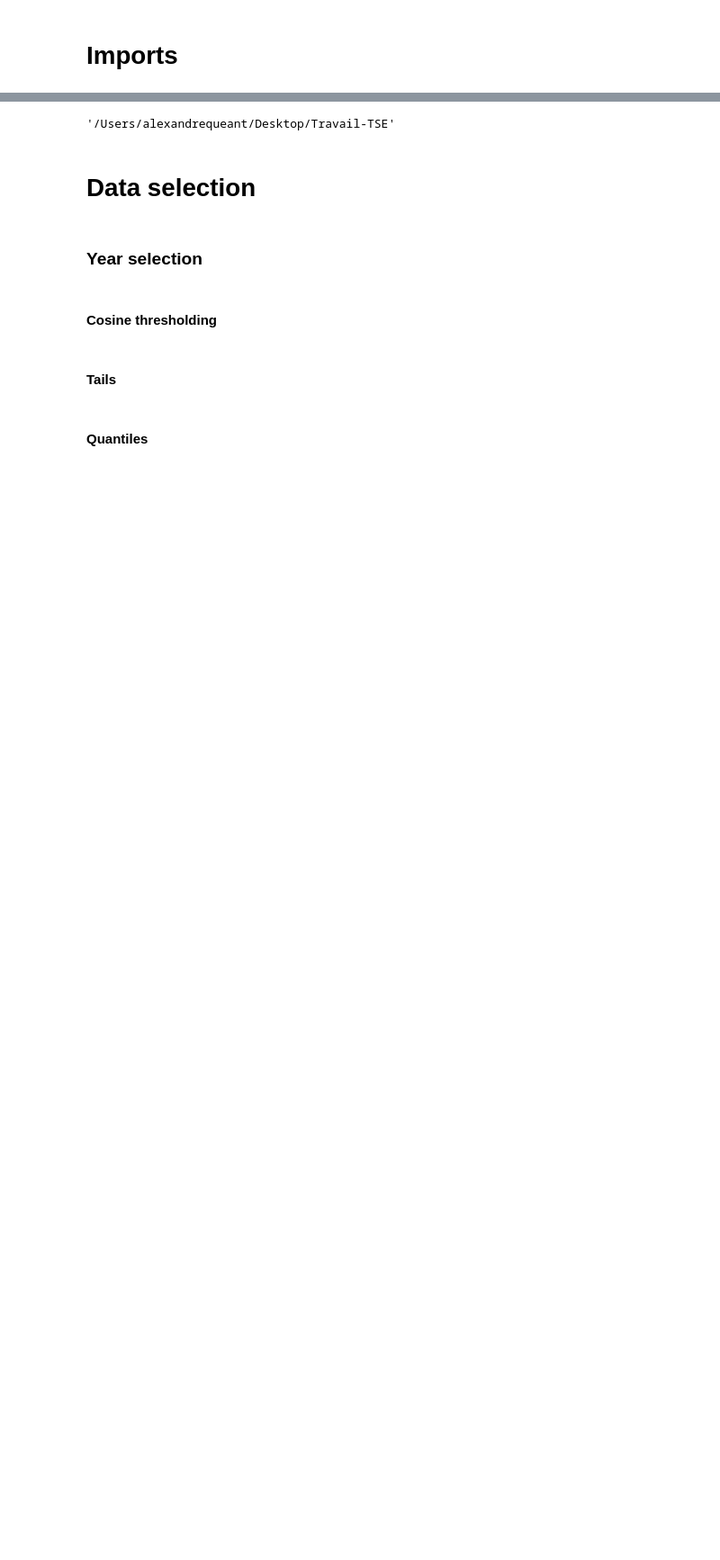
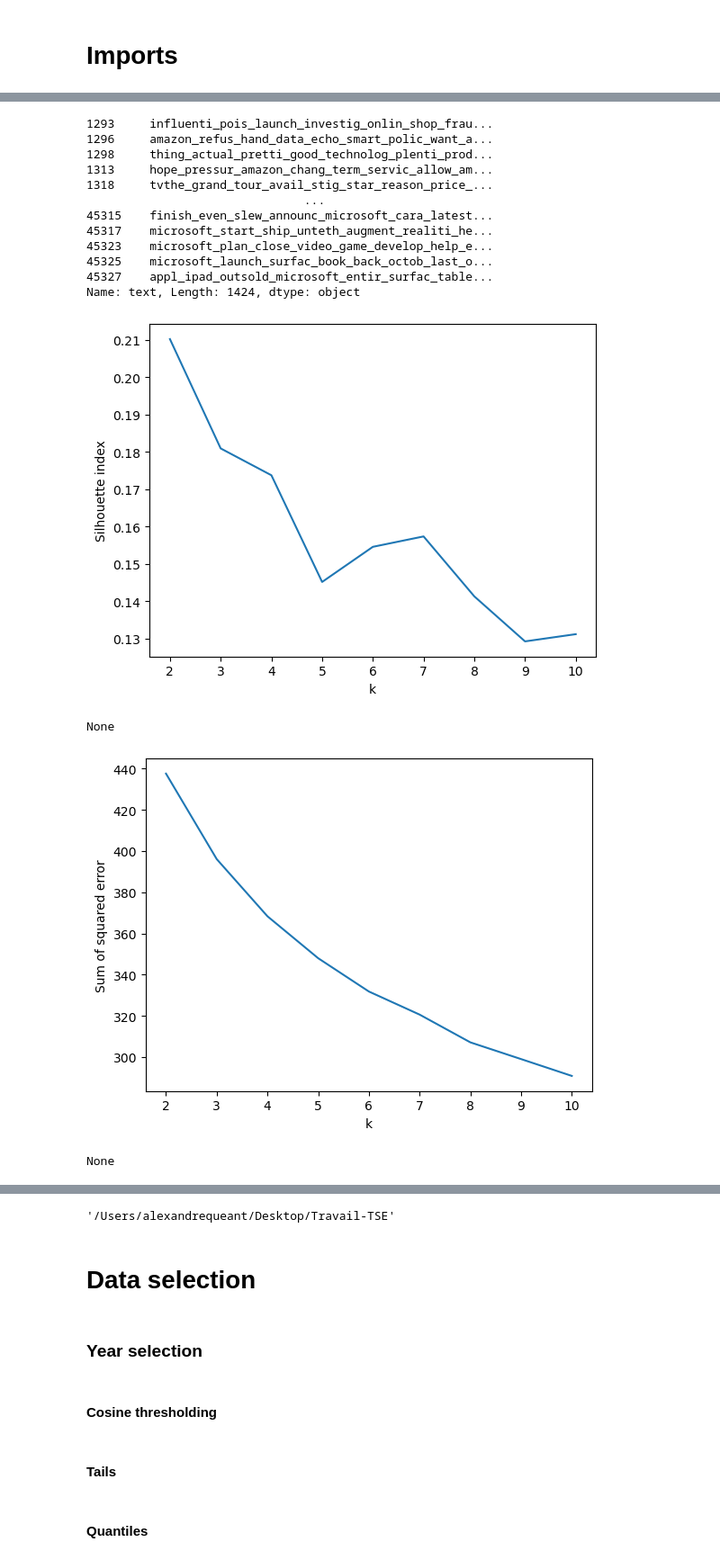
Before and after one commit to alexmaxad/ML-for-political-science, a Jupyter notebook: notebooks/word analysis/spectral clustering.ipynb, the cells around one changed output, grey strips where cells are left out. Shown at 90% size. Saved outputs shown, nothing was run; the diff lists cells and outputs as text; code cells hidden in the pictures; blank space fills up the shorter version.

```diff
--- a/notebooks/word analysis/spectral clustering.ipynb
+++ b/notebooks/word analysis/spectral clustering.ipynb
@@ -14,0 +19,19 @@ os.chdir("../")
+# %%
+cluster_words(2016, 1, percentiles=[10, 90], with_parliament=False)
+# %% [output]
+1293     influenti_pois_launch_investig_onlin_shop_frau...
+1296     amazon_refus_hand_data_echo_smart_polic_want_a...
+1298     thing_actual_pretti_good_technolog_plenti_prod...
+1313     hope_pressur_amazon_chang_term_servic_allow_am...
+1318     tvthe_grand_tour_avail_stig_star_reason_price_...
+                               ...
+45315    finish_even_slew_announc_microsoft_cara_latest...
+45317    microsoft_start_ship_unteth_augment_realiti_he...
+45323    microsoft_plan_close_video_game_develop_help_e...
+45325    microsoft_launch_surfac_book_back_octob_last_o...
+45327    appl_ipad_outsold_microsoft_entir_surfac_table...
+Name: text, Length: 1424, dtype: object
+[figure, added]
+None
+[figure, added]
+None
```
Also changed, not shown: parts of 6 cells of this notebook, 25 other files.
